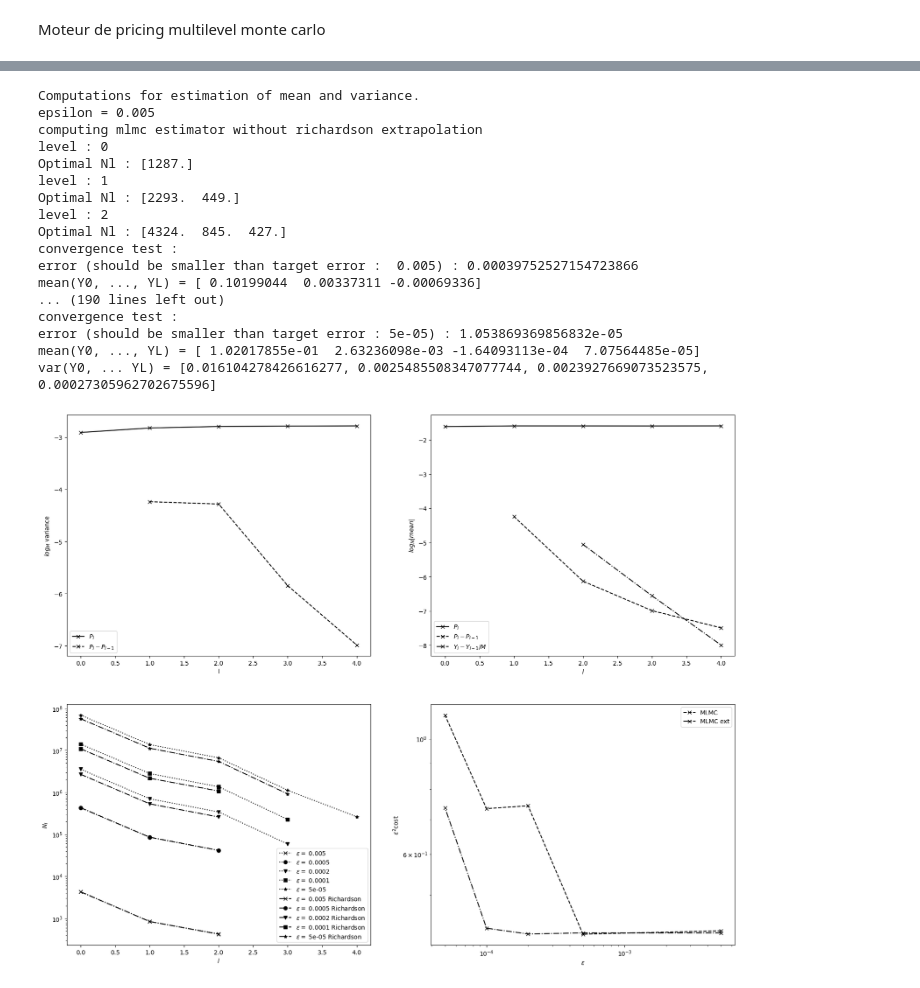
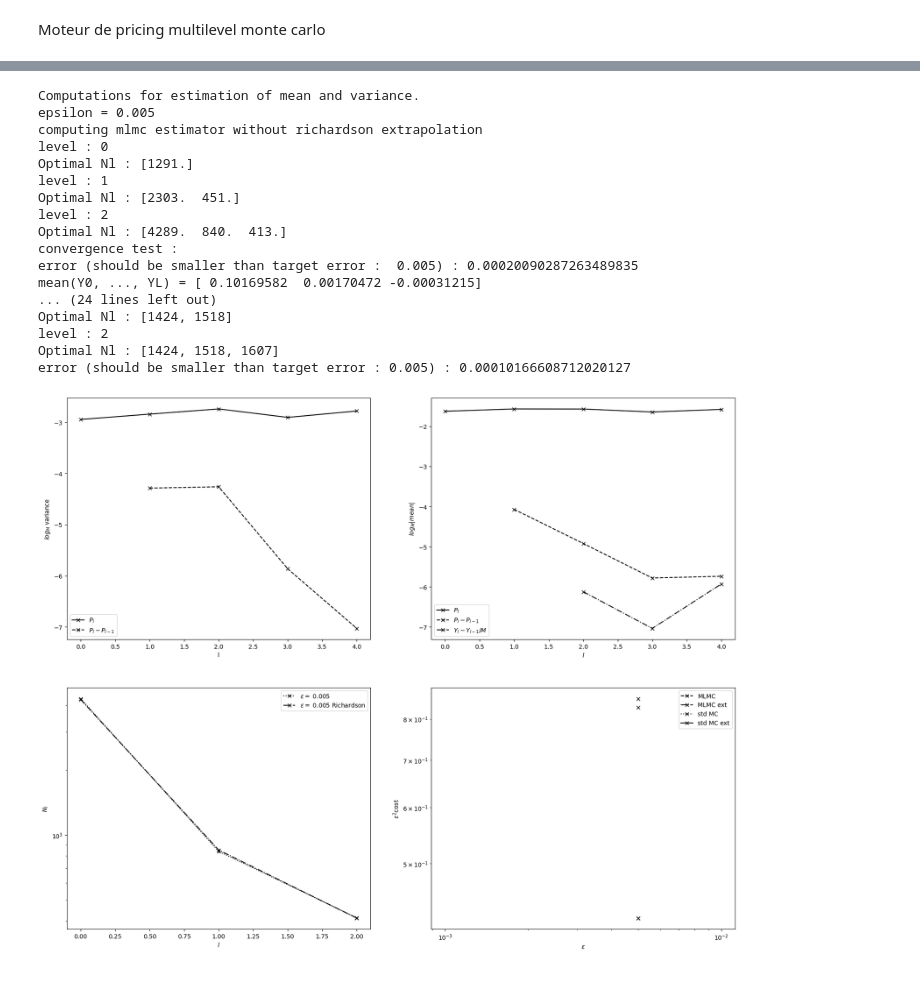
Before and after one commit to RyanTmi/mlmc_simulation_path, a Jupyter notebook: notebooks/projet_multi_level_mc.ipynb, the cells around one changed output, grey strips where cells are left out. Saved outputs shown, nothing was run; the diff lists cells and outputs as text; code cells hidden in the pictures.

```diff
--- a/notebooks/projet_multi_level_mc.ipynb
+++ b/notebooks/projet_multi_level_mc.ipynb
@@ -554,22 +533,22 @@ var(Y0, ... YL) = [0.21737356700514415, 0.025832247346985894, 0.0163407261890347
 # %%
-epsilons = np.array([0.005,0.0005,0.0002,0.0001,0.00005])
-plots(model=hesto,option=european_call, epsilons=epsilons)
+epsilons = np.array([0.005,0.0005,0.0002,0.0001])
+plots(model=hesto,option=european_call, epsilons=epsilons, standard_mc=True)
 # %% [output]
 Computations for estimation of mean and variance.
 epsilon = 0.005
 computing mlmc estimator without richardson extrapolation
 level : 0
-Optimal Nl : [1287.]
+Optimal Nl : [1291.]
 level : 1
-Optimal Nl : [2293.  449.]
+Optimal Nl : [2303.  451.]
 level : 2
-Optimal Nl : [4324.  845.  427.]
+Optimal Nl : [4289.  840.  413.]
 convergence test :
-error (should be smaller than target error :  0.005) : 0.00039752527154723866
-mean(Y0, ..., YL) = [ 0.10199044  0.00337311 -0.00069336]
-... (190 lines left out)
-convergence test :
-error (should be smaller than target error : 5e-05) : 1.053869369856832e-05
-mean(Y0, ..., YL) = [ 1.02017855e-01  2.63236098e-03 -1.64093113e-04  7.07564485e-05]
-var(Y0, ... YL) = [0.016104278426616277, 0.0025485508347077744, 0.0023927669073523575, 0.00027305962702675596]
+error (should be smaller than target error :  0.005) : 0.00020090287263489835
+mean(Y0, ..., YL) = [ 0.10169582  0.00170472 -0.00031215]
+... (24 lines left out)
+Optimal Nl : [1424, 1518]
+level : 2
+Optimal Nl : [1424, 1518, 1607]
+error (should be smaller than target error : 0.005) : 0.00010166608712020127
-[figure, old version]
+[figure, new version]
```
Also changed, not shown: parts of 9 cells of this notebook.
